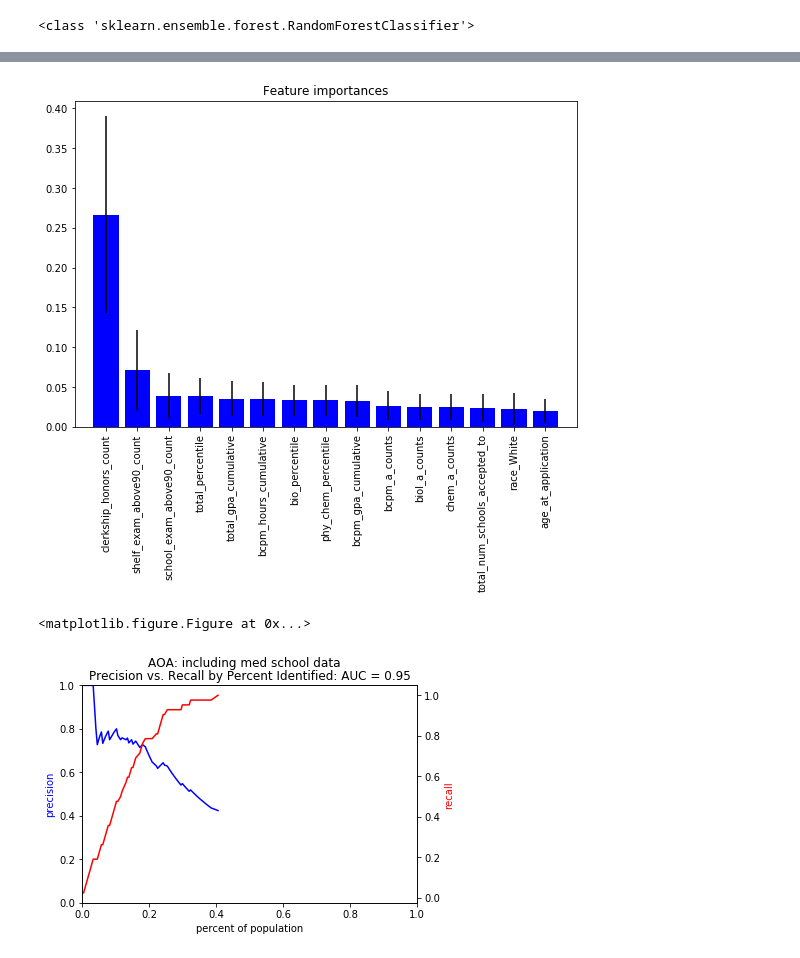
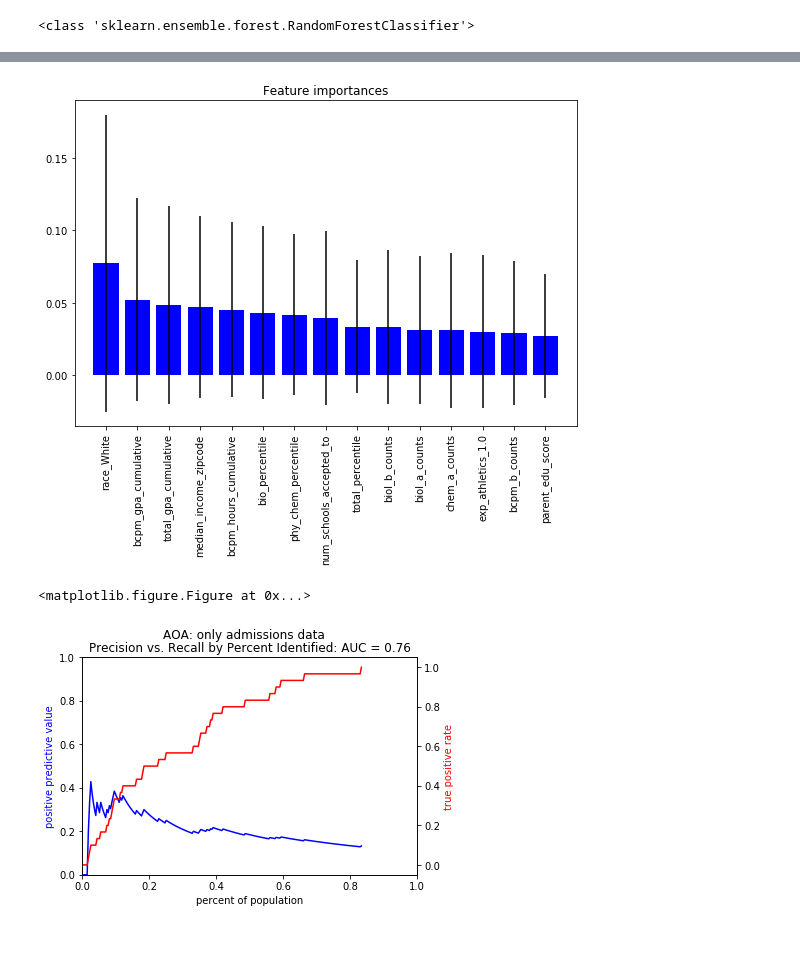
Before and after one commit to jgutman/eduanalytics, a Jupyter notebook: connecting_to_database_with_python.ipynb, the cells around one changed output, grey strips where cells are left out. Drawn from its saved outputs; the diff is of its cells as text; code cells hidden in the pictures.

Commit message:
playing with residency non-compete

```diff
--- a/connecting_to_database_with_python.ipynb
+++ b/connecting_to_database_with_python.ipynb
@@ -18,7 +18,7 @@ group = eduanalytics.credentials_group
 
 engine = model_data.connect_to_database(path, group)
 # %%
-tbl_name = 'aoa_admissions'
+tbl_name = 'residency_noncompete_admissions'
 # %%
 results = model_data.get_data_for_modeling(engine,
             tbl_name, status = 'predictions')
@@ -44,7 +44,7 @@ Name: outcome, dtype: int64
 # %%
 pkl_path = '/Volumes/IIME/EDS/data/admissions/pkls'
 # %%
-grid_search = reporting.load_model(pkl_path, 'aoa_admissions', 'rf_grid')
+grid_search = reporting.load_model(pkl_path, tbl_name, 'rf_grid')
 # %%
 grid_search
 # %% [output]
@@ -142,14 +138,14 @@ plt.figure(figsize=(9,6))
 reporting.plot_feature_importances(
     importances, std, indices, transformed_columns)
 # %% [output]
-[figure, old version]
+[figure, new version]
 # %%
 outcome = 'AOA'
-features = 'including med school data'
-reporting.plot_precision_recall_n(y_test, risk_scores, '{}: {}'.format(outcome, features))
+features = 'only admissions data'
+reporting.plot_precision_recall_n(test.outcome, risk_scores, '{}: {}'.format(outcome, features))
 # %% [output]
 <matplotlib.figure.Figure at 0x...>
-[figure, old version]
+[figure, new version]
 # %%
 # TODO: Figure out how to output to database
 # TODO: Figure out sklearn2pmml
```
Also changed, not shown: parts of 6 cells of this notebook.
